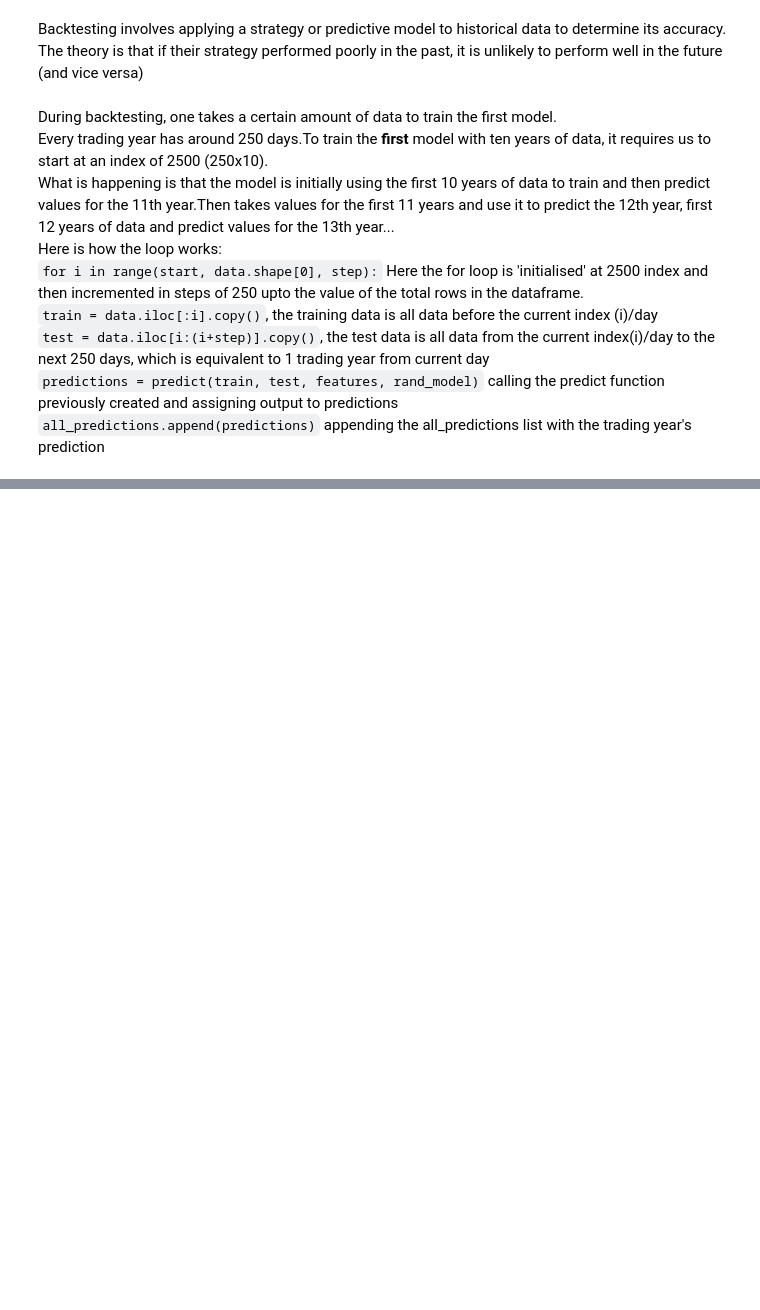
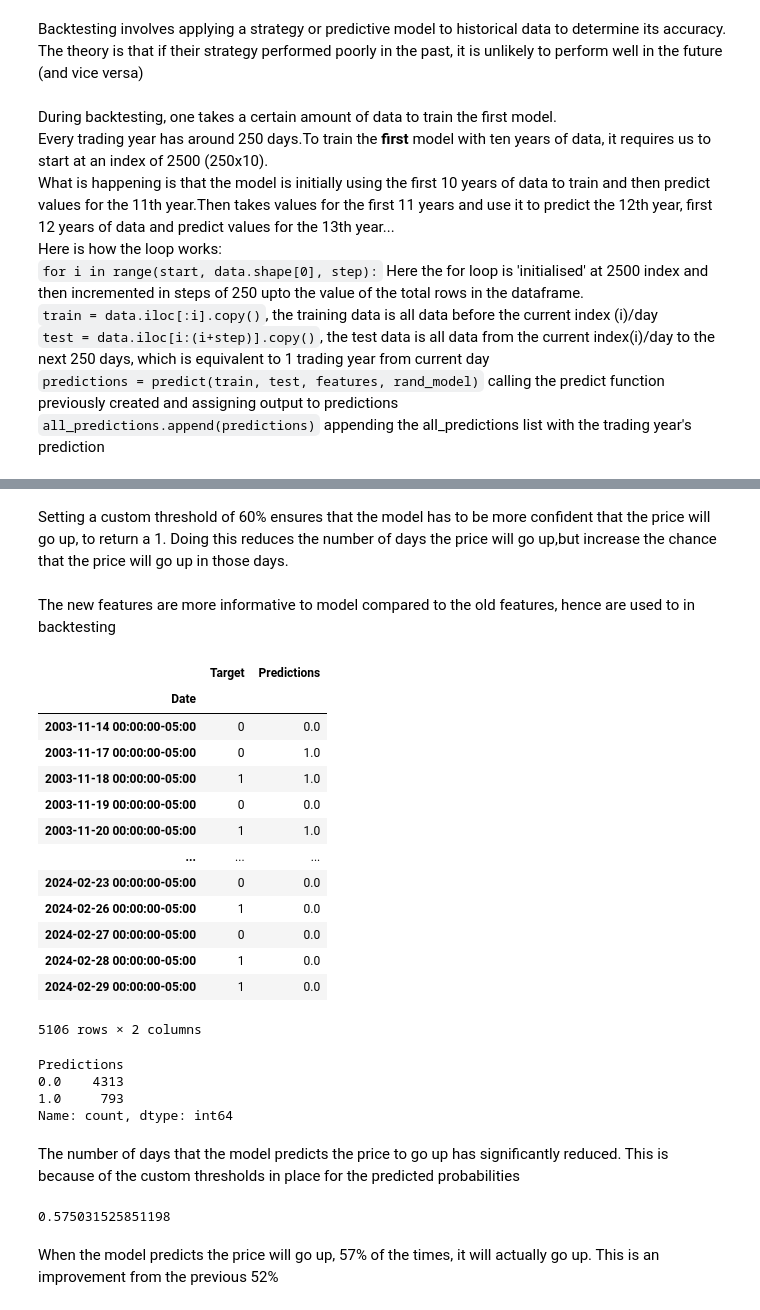
Before and after one commit to see-3pO/Stock-Market-Prediction, a Jupyter notebook: Stock Market Prediction.ipynb, the cells around one changed output, grey strips where cells are left out. Cells and saved outputs as stored; diff of their text form; code cells hidden in the pictures; blank space fills up the shorter version.

```diff
--- a/Stock Market Prediction.ipynb
+++ b/Stock Market Prediction.ipynb
@@ -209,0 +458,4 @@ prediction = backtest(sp500, rand_model, features)
+# %%
+# changing some of the parameter values in model
+# rand_model = RandomForestClassifier(n_estimators=100, min_samples_split=100, random_state=42)
+rand_model = RandomForestClassifier(n_estimators=200, min_samples_split=50, random_state=42)
@@ -209,0 +484,39 @@ prediction = backtest(sp500, rand_model, features)
+# %% [markdown]
+Setting a custom threshold of 60% ensures that the model has to be more confident that the price will go up, to return a 1. Doing this reduces the number of days the price will go up,but increase the chance that the price will go up in those days.
+# %%
+# performing backtest using new predictors/new features
+prediction = backtest(sp500, rand_model, new_features)
+# %% [markdown]
+The new features are more informative to model compared to the old features, hence are used to in backtesting
+# %%
+prediction
+# %% [output]
+|  | Target | Predictions |
+| Date |  |  |
+| 2003-11-14 00:00:00-05:00 | 0 | 0.0 |
+| 2003-11-17 00:00:00-05:00 | 0 | 1.0 |
+| 2003-11-18 00:00:00-05:00 | 1 | 1.0 |
+| 2003-11-19 00:00:00-05:00 | 0 | 0.0 |
+| 2003-11-20 00:00:00-05:00 | 1 | 1.0 |
+| ... | ... | ... |
+| 2024-02-23 00:00:00-05:00 | 0 | 0.0 |
+| 2024-02-26 00:00:00-05:00 | 1 | 0.0 |
+| 2024-02-27 00:00:00-05:00 | 0 | 0.0 |
+| 2024-02-28 00:00:00-05:00 | 1 | 0.0 |
+| 2024-02-29 00:00:00-05:00 | 1 | 0.0 |
+5106 rows × 2 columns
+# %%
+prediction.Predictions.value_counts()
+# %% [output]
+Predictions
+0.0    4313
+1.0     793
+Name: count, dtype: int64
+# %% [markdown]
+The number of days that the model predicts the price to go up has significantly reduced. This is because of the custom thresholds in place for the predicted probabilities
+# %%
+precision_score(prediction["Target"], prediction["Predictions"])
+# %% [output]
+0.575031525851198
+# %% [markdown]
+When the model predicts the price will go up, 57% of the times, it will actually go up. This is an improvement from the previous 52%
```
Also changed, not shown: parts of 38 cells of this notebook.
